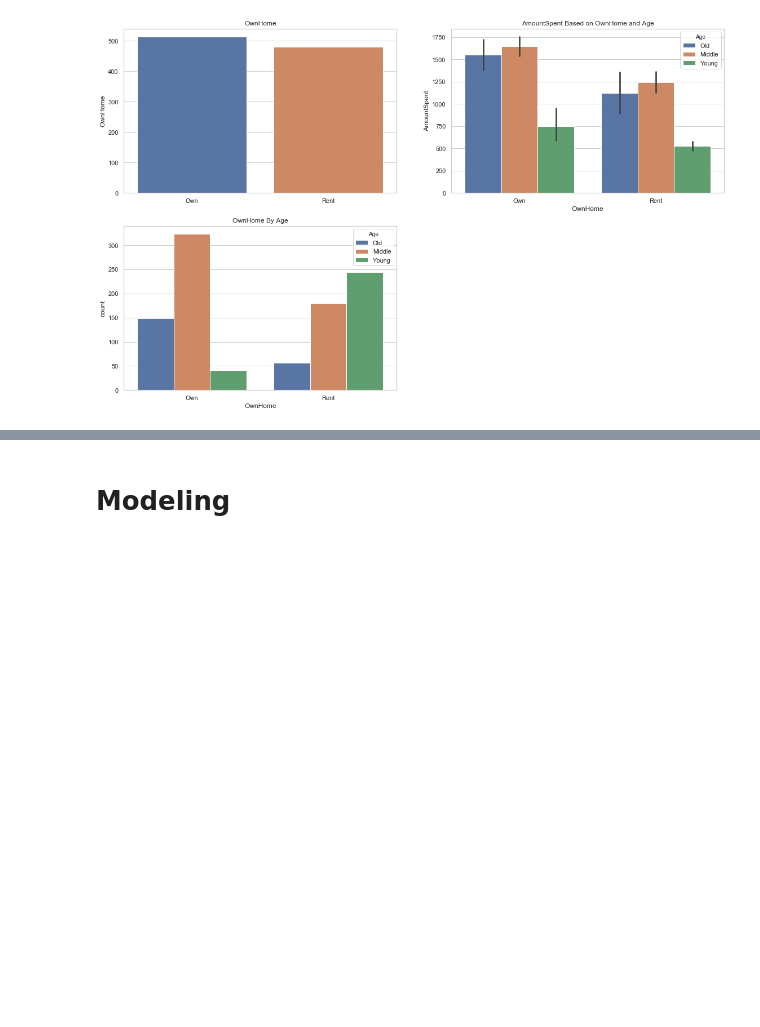
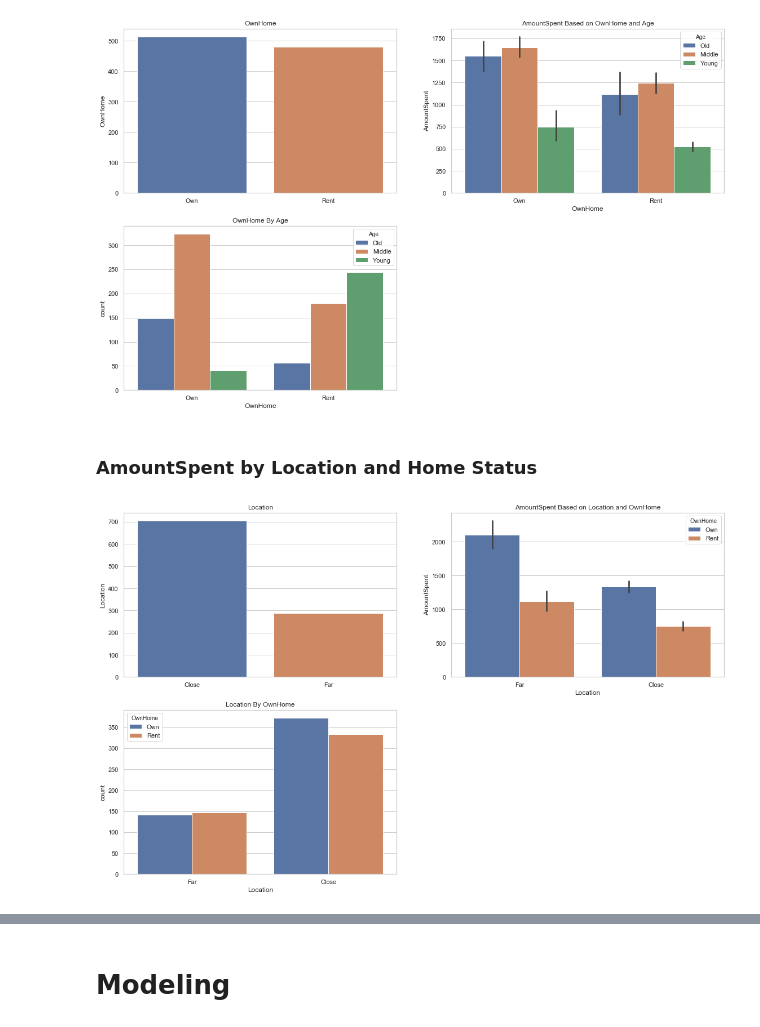
Before and after one commit to PradanaIndra/FinalProject, a Jupyter notebook: FinalProject_Pradana.ipynb, the cells around one changed output, grey strips where cells are left out. Drawn from its saved outputs; the diff is of its cells as text; code cells hidden in the pictures; blank space fills up the shorter version.

```diff
--- a/FinalProject_Pradana.ipynb
+++ b/FinalProject_Pradana.ipynb
@@ -423,3 +433,25 @@ plt.title('OwnHome By Age')
 plt.tight_layout(pad=2, h_pad=3, w_pad=1, rect=(3,100,10,3))
 # %% [output]
 [figure]
+# %% [markdown]
+### AmountSpent by Location and Home Status
+# %%
+a = plt.figure( figsize = (17,17))
+
+plt.subplot(3, 2, 1)
+chart = sns.barplot(x=df_c['Location'].value_counts().index, y=df_c['Location'].value_counts())
+chart.set_xticklabels(chart.get_xticklabels(), rotation=0)
+plt.title('Location')
+
+plt.subplot(3, 2, 2)
+box = sns.barplot(x='Location',y='AmountSpent', hue= 'OwnHome', data=df)
+box.set_xticklabels(box.get_xticklabels(), rotation=0)
+plt.title('AmountSpent Based on Location and OwnHome')
+
+plt.subplot(3, 2, 3)
+sns.countplot('Location', data = df, hue = 'OwnHome')
+plt.title('Location By OwnHome')
+
+plt.tight_layout(pad=2, h_pad=3, w_pad=1, rect=(3,100,10,3))
+# %% [output]
+[figure, added]
```
Also changed, not shown: parts of 36 cells of this notebook.
